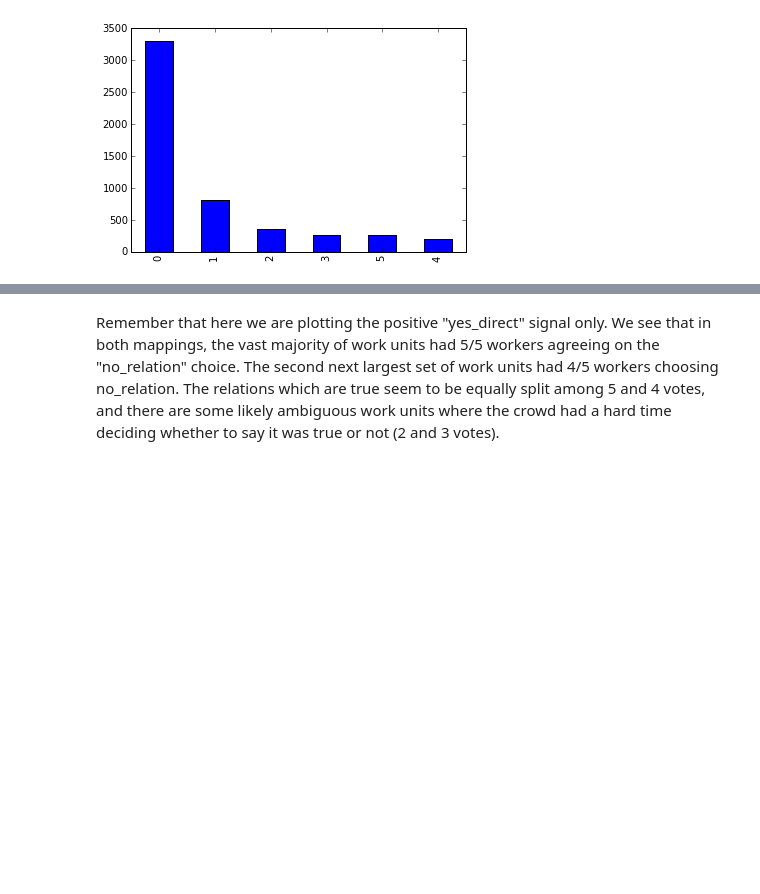
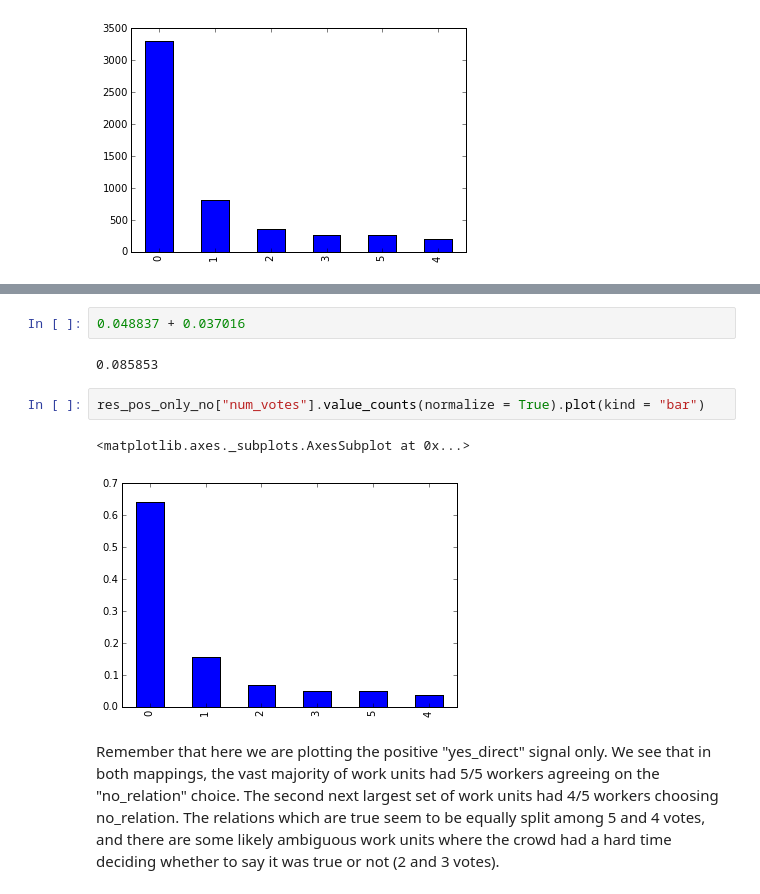
Before and after one commit to SuLab/crowd_cid_relex, a Jupyter notebook: crowd_only/development/job_764099_analysis.ipynb, the cells around one changed output, grey strips where cells are left out. Saved outputs shown, nothing was run; the diff lists cells and outputs as text; blank space fills up the shorter version.

```diff
--- a/crowd_only/development/job_764099_analysis.ipynb
+++ b/crowd_only/development/job_764099_analysis.ipynb
@@ -527,2 +540,11 @@ res_pos_only_no["num_votes"].value_counts().plot(kind = "bar")
+# %%
+0.048837 + 0.037016
+# %% [output]
+0.085853
+# %%
+res_pos_only_no["num_votes"].value_counts(normalize = True).plot(kind = "bar")
+# %% [output]
+<matplotlib.axes._subplots.AxesSubplot at 0x...>
+[figure, added]
 # %% [markdown]
 Remember that here we are plotting the positive "yes_direct" signal only. We see that in both mappings, the vast majority of work units had 5/5 workers agreeing on the "no_relation" choice. The second next largest set of work units had 4/5 workers choosing no_relation. The relations which are true seem to be equally split among 5 and 4 votes, and there are some likely ambiguous work units where the crowd had a hard time deciding whether to say it was true or not (2 and 3 votes).
```
Also changed, not shown: parts of 14 cells of this notebook.
